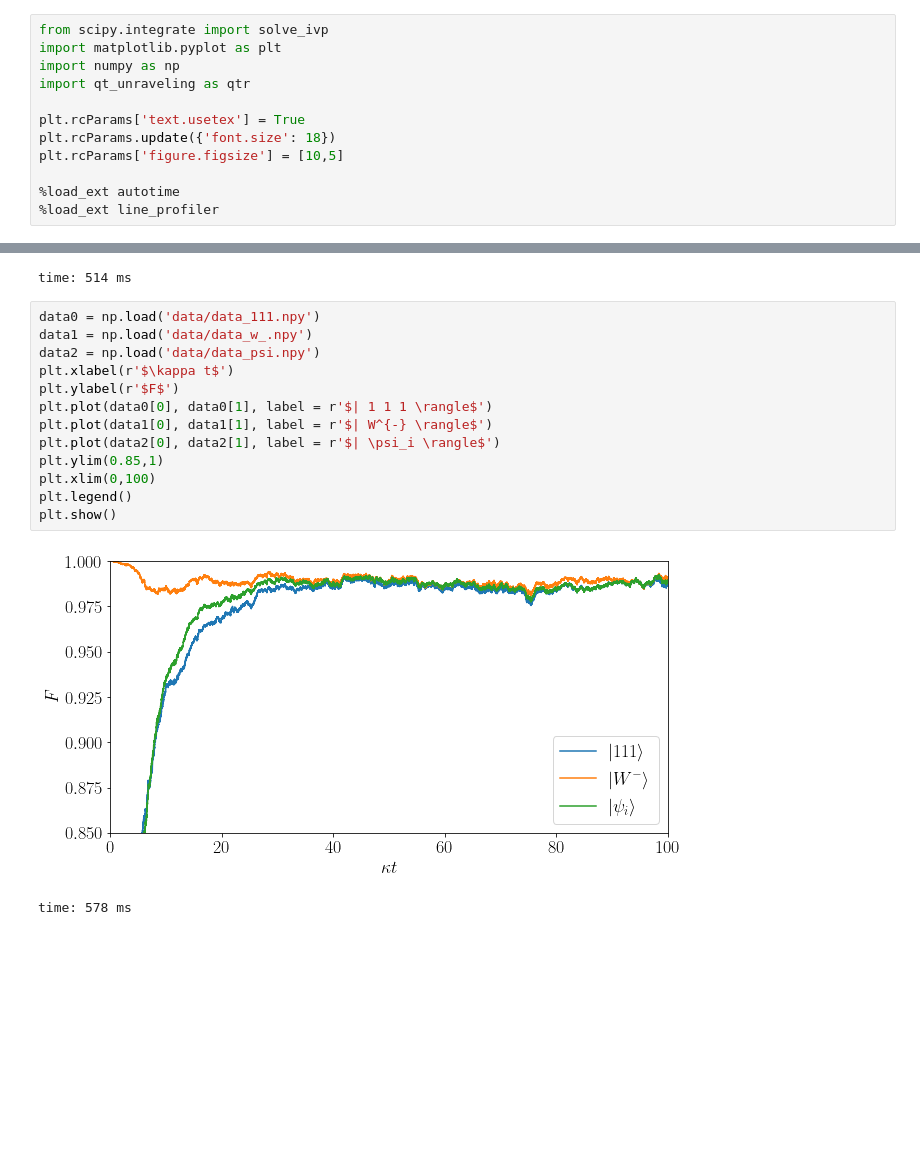
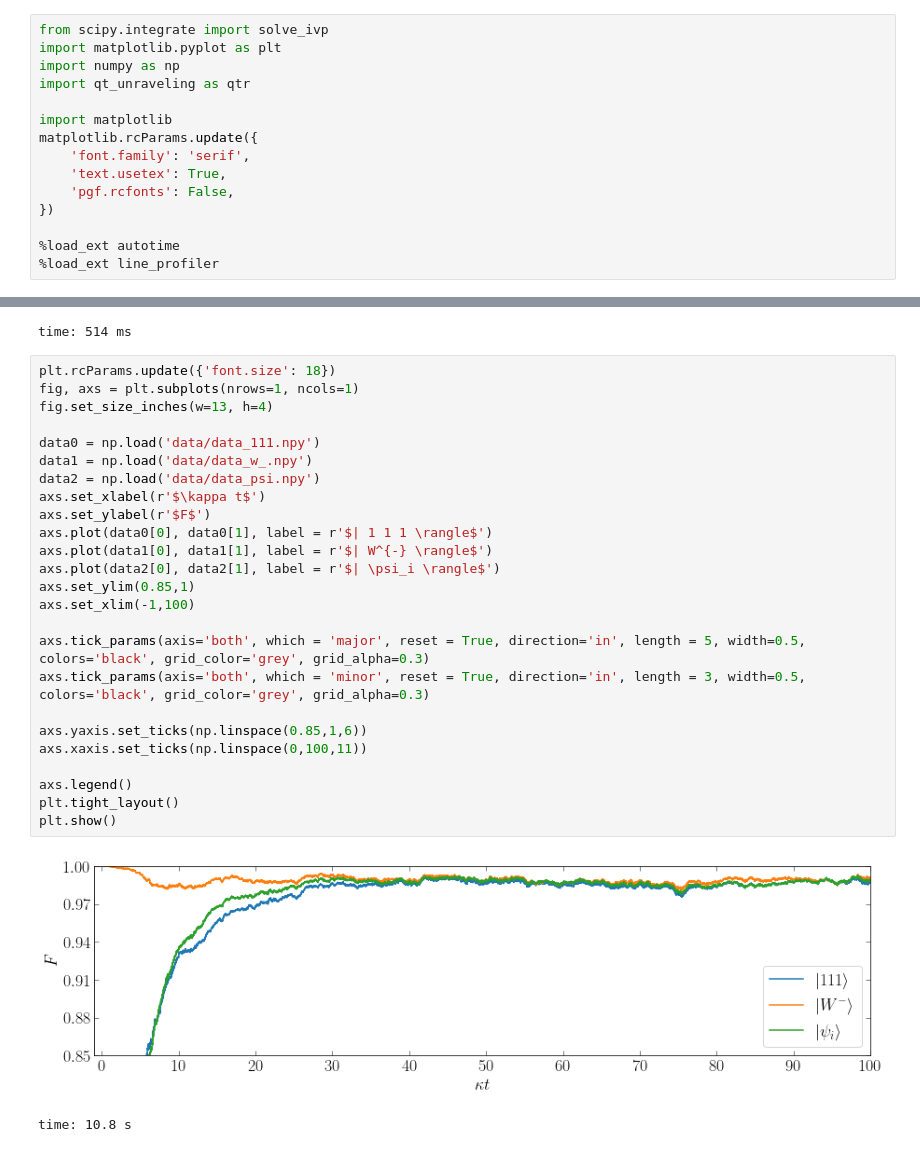
Before and after one commit to dvelozad/qt-unraveling-python, a Jupyter notebook: examples/example_4/Huang_PRA_88_2013.ipynb, the cells around one changed output, grey strips where cells are left out. Cells and saved outputs as stored; diff of their text form; blank space fills up the shorter version.

```diff
--- a/examples/example_4/Huang_PRA_88_2013.ipynb
+++ b/examples/example_4/Huang_PRA_88_2013.ipynb
@@ -8,9 +8,12 @@ import matplotlib.pyplot as plt
 import numpy as np
 import qt_unraveling as qtr
 
-plt.rcParams['text.usetex'] = True
-plt.rcParams.update({'font.size': 18})
-plt.rcParams['figure.figsize'] = [10,5]
+import matplotlib
+matplotlib.rcParams.update({
+    'font.family': 'serif',
+    'text.usetex': True,
+    'pgf.rcfonts': False,
+})
 
 %load_ext autotime
 %load_ext line_profiler
@@ -223,18 +218,30 @@ np.save('data/data_w_.npy', np.array([t, fid]))
 # %% [output]
 time: 514 ms
 # %%
+plt.rcParams.update({'font.size': 18})
+fig, axs = plt.subplots(nrows=1, ncols=1)
+fig.set_size_inches(w=13, h=4)
+
 data0 = np.load('data/data_111.npy')
 data1 = np.load('data/data_w_.npy')
 data2 = np.load('data/data_psi.npy')
-plt.xlabel(r'$\kappa t$')
-plt.ylabel(r'$F$')
-plt.plot(data0[0], data0[1], label = r'$| 1 1 1 \rangle$')
-plt.plot(data1[0], data1[1], label = r'$| W^{-} \rangle$')
-plt.plot(data2[0], data2[1], label = r'$| \psi_i \rangle$')
-plt.ylim(0.85,1)
-plt.xlim(0,100)
-plt.legend()
+axs.set_xlabel(r'$\kappa t$')
+axs.set_ylabel(r'$F$')
+axs.plot(data0[0], data0[1], label = r'$| 1 1 1 \rangle$')
+axs.plot(data1[0], data1[1], label = r'$| W^{-} \rangle$')
+axs.plot(data2[0], data2[1], label = r'$| \psi_i \rangle$')
+axs.set_ylim(0.85,1)
+axs.set_xlim(-1,100)
+
+axs.tick_params(axis='both', which = 'major', reset = True, direction='in', length = 5, width=0.5, colors='black', grid_color='grey', grid_alpha=0.3)
+axs.tick_params(axis='both', which = 'minor', reset = True, direction='in', length = 3, width=0.5, colors='black', grid_color='grey', grid_alpha=0.3)
+
+axs.yaxis.set_ticks(np.linspace(0.85,1,6))
+axs.xaxis.set_ticks(np.linspace(0,100,11))
+
+axs.legend()
+plt.tight_layout()
 plt.show()
 # %% [output]
-[figure, old version]
+[figure, new version]
-time: 578 ms
+time: 10.8 s
```
Also changed, not shown: parts of 3 cells of this notebook, 16 other files.
